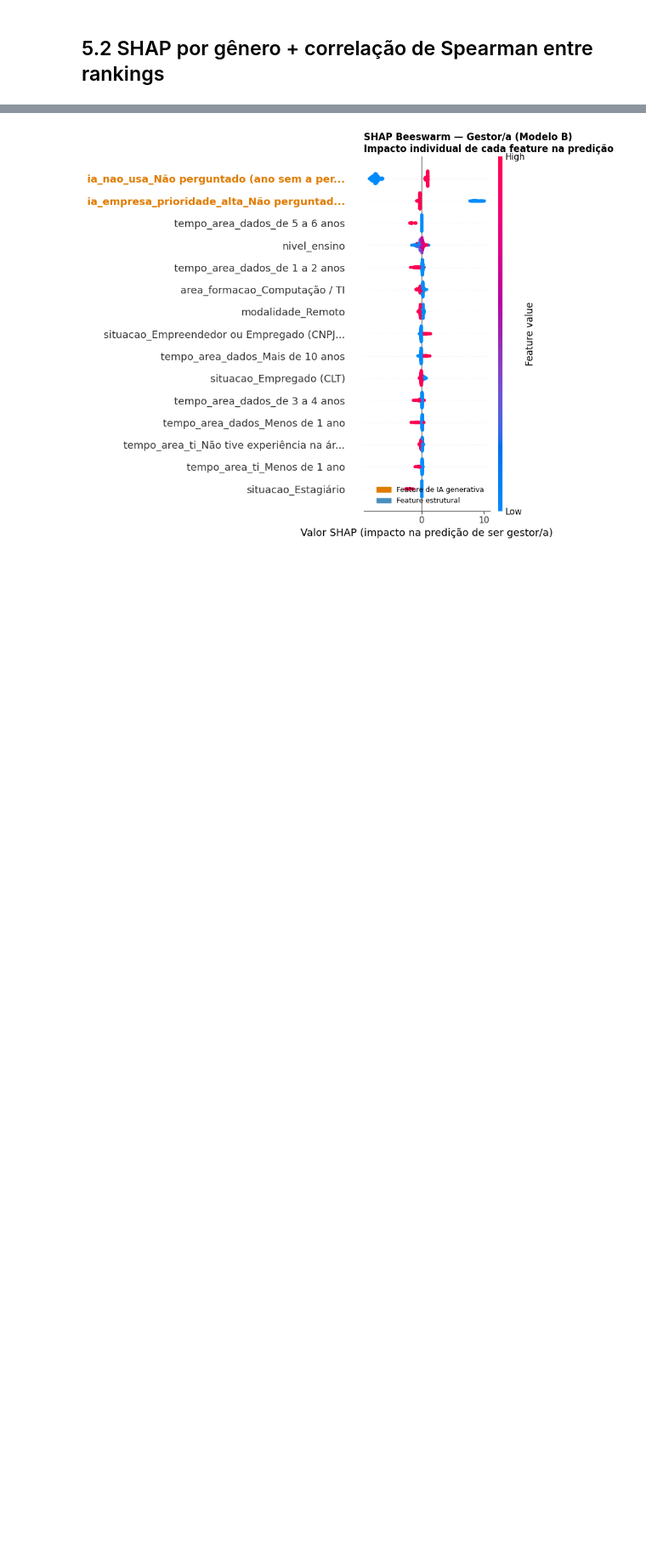
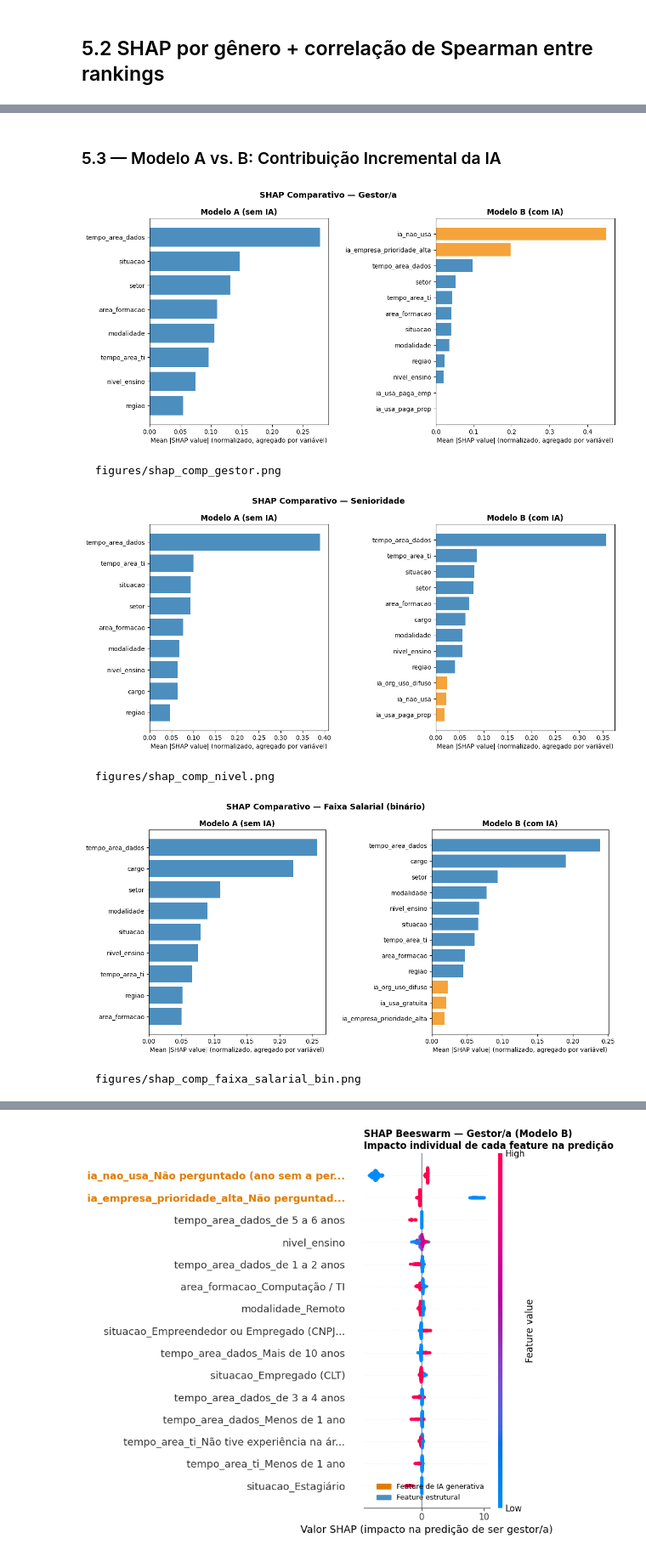
Before and after one commit to julliebelmonte/stateofdata, a Jupyter notebook: state_of_data_genero_v2.ipynb, the cells around one changed output, grey strips where cells are left out. Shown at 85% size. Drawn from its saved outputs; the diff is of its cells as text; code cells hidden in the pictures; blank space fills up the shorter version.

```diff
--- a/state_of_data_genero_v2.ipynb
+++ b/state_of_data_genero_v2.ipynb
@@ -2188 +2180,43 @@ for target in TARGETS_CENTRAIS:
   figures/shap_genero_faixa_salarial_bin.png
+# %% [markdown]
+### 5.3 — Modelo A vs. B: Contribuição Incremental da IA
+# %%
+for target in TARGETS_CENTRAIS:
+    safe = target.replace(' ', '_')
+    key_a, key_b = f'A_{target}', f'B_{target}'
+    if key_a not in shap_cache or key_b not in shap_cache:
+        continue
+
+    ms_a, fn_a = shap_cache[key_a]
+    ms_b, fn_b = shap_cache[key_b]
+
+    def top_n_feats(ms, fn, n=12):
+        idx = np.argsort(ms)[::-1][:n]
+        return [clean_feat_name(fn[i]) for i in idx], ms[idx], fn[idx]
+
+    names_a, vals_a, raw_a = top_n_feats(ms_a, fn_a)
+    names_b, vals_b, raw_b = top_n_feats(ms_b, fn_b)
+
+    fig, axes = plt.subplots(1, 2, figsize=(16, 6))
+    for ax, names, vals, raw, subtitle, hl in [
+        (axes[0], names_a, vals_a, raw_a, 'Modelo A (sem IA)', False),
+        (axes[1], names_b, vals_b, raw_b, 'Modelo B (com IA)', True),
+    ]:
+        colors = (['#F4A43B' if 'ia_' in r else '#4C8FBF' for r in raw]
+                  if hl else ['#4C8FBF'] * len(names))
+        ax.barh(names[::-1], vals[::-1], color=colors[::-1])
+        ax.set_xlabel('Mean |SHAP value| (normalizado, agregado por variável)')
+        ax.set_title(subtitle, fontweight='bold')
+
+    fig.suptitle(f'SHAP Comparativo — {TARGET_LABELS[target]}', fontsize=13, fontweight='bold')
+    fig.subplots_adjust(left=0.25, wspace=0.6)
+    plt.savefig(f'figures/shap_comp_{safe}.png', bbox_inches='tight', dpi=150)
+    plt.show()
+    print(f'  figures/shap_comp_{safe}.png')
+# %% [output]
+[figure, added]
+  figures/shap_comp_gestor.png
+[figure, added]
+  figures/shap_comp_nivel.png
+[figure, added]
+  figures/shap_comp_faixa_salarial_bin.png
```
Also changed, not shown: parts of 12 cells of this notebook, 12 other files.
